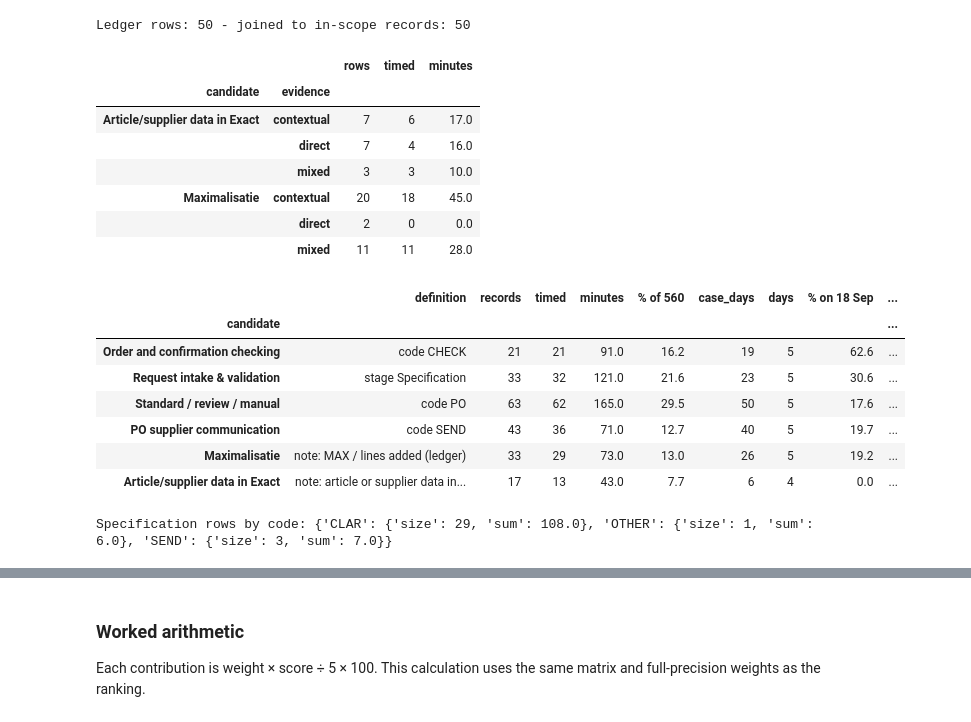
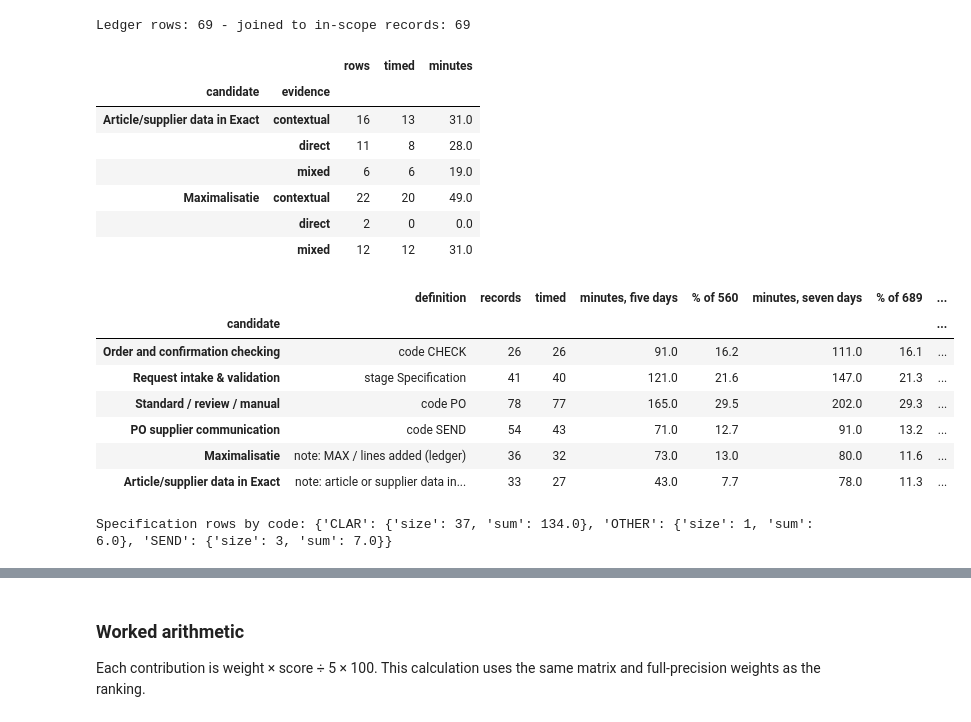
Before and after one commit to Luuuuuig/Bachelor-End-Project, a Jupyter notebook: Focal_Case_Selection_2026-10-07.ipynb, the cells around one changed output, grey strips where cells are left out. Drawn from its saved outputs; the diff is of its cells as text; code cells hidden in the pictures.

```diff
--- a/Focal_Case_Selection_2026-10-07.ipynb
+++ b/Focal_Case_Selection_2026-10-07.ipynb
@@ -47,8 +47,9 @@ import numpy as np
 import pandas as pd
 from IPython.display import display
 
-# The same input files, read the same way as in the Arno analysis (part 1): five observation CSVs, local first
-dates = ["2026-08-31", "2026-09-01", "2026-09-08", "2026-09-18", "2026-09-23"]
+# The same input files, read the same way as in the Arno analysis (parts 1 and 9): seven observation CSVs, local first
+dates = ["2026-08-31", "2026-09-01", "2026-09-08", "2026-09-18", "2026-09-23", "2026-10-14", "2026-10-16"]
+five_days = pd.to_datetime(dates[:5])          # the five days of parts 2 to 8 of the Arno analysis
 csv_files = [f"Arno_Measurement_{date}.csv" for date in dates]
 
 data_folder = Path("docs/measurement")          # when run from the repository root ...
@@ -65,17 +66,19 @@ if missing_files and "google.colab" in sys.modules:
             (data_folder / name).write_bytes(uploaded[name])
 for name in csv_files:
     if not (data_folder / name).is_file():
-        raise FileNotFoundError(f"Missing {name}. Put the five observation CSVs in {data_folder} and rerun.")
+        raise FileNotFoundError(f"Missing {name}. Put the seven observation CSVs in {data_folder} and rerun.")
 print("Input folder:", data_folder.resolve())
 
-# Input version: repository commit 29a0715 (16 October 2026); the hashes identify the exact CSVs
-input_commit = "29a0715fb4b36a2f4ff40749e3b72c9647560cbd"
+# Input version: the seven files of repository commit 8b14362 (16 October 2026); the hashes identify the exact CSVs
+input_commit = "8b14362104c549f82600542e9603f19d4fd0b8c7"
 expected_sha256 = {
     "2026-08-31": "f2a44f8f888f43b9877e1f516fc5399d942a733e0b4a9a9f449019233dc127d6",
     "2026-09-01": "29fcb23d0aca06e3a8b6d8f7ae99af67825022580dacb1071638eea351e813f4",
     "2026-09-08": "5c6db0c587479bad3cb1cefa60a78036a12acd19c110b4efe69000cf10c0174d",
     "2026-09-18": "06f5ff4c19a10ae5f7f6ef44db28b3dabd1230bf139266f402c224e14d02a278",
     "2026-09-23": "1cfc818fc51754fac2fba4253bd6e2eeee448485149814c62db176f4becaa936",
+    "2026-10-14": "3b5b5ee85a9863ae7690ad79aadf612a7e0727f01cf59acc64ed1877b191436a",
+    "2026-10-16": "6a97dc0f0db24e9ed78b04ee5703e425f78632eec811c3f5eeda15350b0e1753",
 }
 
 # Read each day; keep every field as text, so blanks and markers such as "/" and "—" stay visible
@@ -115,10 +118,15 @@ included["case_ref"] = included["date"].dt.strftime("%d %b") + " " + included["C
 in_scope = included.loc[~included["former_exc"]].copy()          # the records considered for improvement
 scope_minutes = in_scope["minutes"].sum()
 
-# Guards: the agreed frame
-assert len(observations) == 287 and len(included) == 285
-assert included["minutes"].sum() == 742 and scope_minutes == 560
-assert included.loc[included["former_exc"], "minutes"].sum() == 182
+# The five days of parts 2 to 8 of the Arno analysis, kept for the five-day figures and the ranges
+in_scope5 = in_scope.loc[in_scope["date"].isin(five_days)]
+scope5_minutes = in_scope5["minutes"].sum()
+scope_day = in_scope.groupby("date")["minutes"].sum().reindex(pd.to_datetime(dates))
+
+# Guards: the agreed frame (Arno analysis, part 9)
+assert len(observations) == 352 and len(included) == 350
+assert included["minutes"].sum() == 983 and scope_minutes == 689 and scope5_minutes == 560
+assert included.loc[included["former_exc"], "minutes"].sum() == 294
 assert not included["stage"].eq("").any()
 print("Rows read:", len(observations), "- included:", len(included), "- recorded minutes:", int(included["minutes"].sum()),
       "- in scope:", int(scope_minutes))
@@ -127,5 +135,6 @@ Rows read: 287 - included: 285 - recorded minutes: 742 - in scope: 560
 # %%
-# Note-based source rows for two candidates, copied from the 12 October review (evidence: direct / mixed / contextual)
+# Note-based source rows for two candidates (evidence: direct / mixed / contextual): the 12 October review for the first
+# five days and the two independent classifications of 16 October for 14 and 16 October, as in the Arno analysis (9.4)
 ledger_rows = []
 def add_rows(candidate, date, rows, evidence, reason):
     for row in rows:
@@ -155,54 +164,63 @@ add_rows(ART, "2026-09-01", [27, 28], "contextual", "Routing and forwarding of t
 add_rows(ART, "2026-09-08", [25], "mixed", "Exact updated after a component case; the object is unspecified")
 add_rows(ART, "2026-09-23", [54], "contextual", "Blank-note clarification after the item request")
 
+add_rows(MAX, "2026-10-14", [8], "mixed", "Combining the request with an existing PO tried within the PO interval; none available")
+add_rows(MAX, "2026-10-16", [5, 19], "contextual", "One line added to an existing PO; the search or decision is not recorded")
+add_rows(ART, "2026-10-14", [3, 5, 26, 28], "direct", "Article page or article created in Exact")
+add_rows(ART, "2026-10-14", [23, 25], "mixed", "Information to create an article missing or obtained; the clarification shares the interval")
+add_rows(ART, "2026-10-14", [11], "mixed", "Exact updated in the article case; the object is unspecified")
+add_rows(ART, "2026-10-14", [2, 4, 6, 10], "contextual", "Same article case: quotation read, colleague's update, article code passed on")
+add_rows(ART, "2026-10-14", [22, 27, 29, 30, 31], "contextual", "Blank-note request, clarification, PO or SEND rows of the article case")
+
 ledger = pd.DataFrame(ledger_rows, columns=["candidate", "date", "source_row", "evidence", "reason"])
 ledger_joined = ledger.merge(in_scope, on=["date", "source_row"], how="inner", validate="one_to_one")
 print("Ledger rows:", len(ledger), "- joined to in-scope records:", len(ledger_joined))
 ledger_joined.groupby(["candidate", "evidence"]).agg(rows=("Case", "size"), timed=("minutes", "count"), minutes=("minutes", "sum"))
 # %% [output]
-Ledger rows: 50 - joined to in-scope records: 50
+Ledger rows: 69 - joined to in-scope records: 69
 |  |  | rows | timed | minutes |
 | candidate | evidence |  |  |  |
-| Article/supplier data in Exact | contextual | 7 | 6 | 17.0 |
-|  | direct | 7 | 4 | 16.0 |
-|  | mixed | 3 | 3 | 10.0 |
-| Maximalisatie | contextual | 20 | 18 | 45.0 |
+| Article/supplier data in Exact | contextual | 16 | 13 | 31.0 |
+|  | direct | 11 | 8 | 28.0 |
+|  | mixed | 6 | 6 | 19.0 |
+| Maximalisatie | contextual | 22 | 20 | 49.0 |
 |  | direct | 2 | 0 | 0.0 |
-|  | mixed | 11 | 11 | 28.0 |
+|  | mixed | 12 | 12 | 31.0 |
 # %%
-# The candidate table on the raw definitions
+# The candidate table on the raw definitions: seven days, with the five-day figures of the Arno analysis (part 8)
 candidate_rows = {
     "Order and confirmation checking": in_scope.loc[in_scope["activity_group"].eq("CHECK")],
     "Request intake & validation": in_scope.loc[in_scope["stage"].eq("Specification")],
     "Standard / review / manual": in_scope.loc[in_scope["activity_group"].eq("PO")],
     "PO supplier communication": in_scope.loc[in_scope["activity_group"].eq("SEND")],
     MAX: ledger_joined.loc[ledger_joined["candidate"].eq(MAX)],
     ART: ledger_joined.loc[ledger_joined["candidate"].eq(ART)],
 }
 definitions = {"Order and confirmation checking": "code CHECK", "Request intake & validation": "stage Specification",
                "Standard / review / manual": "code PO", "PO supplier communication": "code SEND",
                MAX: "note: MAX / lines added (ledger)", ART: "note: article or supplier data in Exact (ledger)"}
 rows = []
 for name, frame in candidate_rows.items():
     minutes = frame["minutes"].sum()
+    minutes5 = frame.loc[frame["date"].isin(five_days), "minutes"].sum()
     by_stage = frame.groupby("stage")["minutes"].sum().sort_values(ascending=False)
-    rows.append([name, definitions[name], len(frame), frame["minutes"].count(), minutes, minutes / 560 * 100,
-                 frame["case_ref"].nunique(), frame["date"].nunique(),
-                 frame.loc[frame["date"].eq("2026-09-18"), "minutes"].sum() / minutes * 100,
+    rows.append([name, definitions[name], len(frame), frame["minutes"].count(), minutes5, minutes5 / scope5_minutes * 100,
+                 minutes, minutes / scope_minutes * 100, frame["case_ref"].nunique(), frame["date"].nunique(),
                  "; ".join(f"{stage} {m:.0f}" for stage, m in by_stage.loc[by_stage.gt(0)].items())])
-candidates = pd.DataFrame(rows, columns=["candidate", "definition", "records", "timed", "minutes", "% of 560",
-                                         "case_days", "days", "% on 18 Sep", "stage split (minutes)"]).set_index("candidate")
+candidates = pd.DataFrame(rows, columns=["candidate", "definition", "records", "timed", "minutes, five days", "% of 560",
+                                         "minutes, seven days", f"% of {scope_minutes:.0f}", "case_days", "days",
+                                         "stage split (minutes)"]).set_index("candidate")
 with pd.option_context("display.max_colwidth", 120):
     display(candidates.round(1))
 print("Specification rows by code:", candidate_rows["Request intake & validation"].groupby("activity_group")["minutes"].agg(["size", "sum"]).to_dict("index"))
 # %% [output]
-|  | definition | records | timed | minutes | % of 560 | case_days | days | % on 18 Sep | ... |
-| candidate |  |  |  |  |  |  |  |  | ... |
-| Order and confirmation checking | code CHECK | 21 | 21 | 91.0 | 16.2 | 19 | 5 | 62.6 | ... |
-| Request intake & validation | stage Specification | 33 | 32 | 121.0 | 21.6 | 23 | 5 | 30.6 | ... |
-| Standard / review / manual | code PO | 63 | 62 | 165.0 | 29.5 | 50 | 5 | 17.6 | ... |
-| PO supplier communication | code SEND | 43 | 36 | 71.0 | 12.7 | 40 | 5 | 19.7 | ... |
-| Maximalisatie | note: MAX / lines added (ledger) | 33 | 29 | 73.0 | 13.0 | 26 | 5 | 19.2 | ... |
-| Article/supplier data in Exact | note: article or supplier data in... | 17 | 13 | 43.0 | 7.7 | 6 | 4 | 0.0 | ... |
+|  | definition | records | timed | minutes, five days | % of 560 | minutes, seven days | % of 689 | ... |
+| candidate |  |  |  |  |  |  |  | ... |
+| Order and confirmation checking | code CHECK | 26 | 26 | 91.0 | 16.2 | 111.0 | 16.1 | ... |
+| Request intake & validation | stage Specification | 41 | 40 | 121.0 | 21.6 | 147.0 | 21.3 | ... |
+| Standard / review / manual | code PO | 78 | 77 | 165.0 | 29.5 | 202.0 | 29.3 | ... |
+| PO supplier communication | code SEND | 54 | 43 | 71.0 | 12.7 | 91.0 | 13.2 | ... |
+| Maximalisatie | note: MAX / lines added (ledger) | 36 | 32 | 73.0 | 13.0 | 80.0 | 11.6 | ... |
+| Article/supplier data in Exact | note: article or supplier data in... | 33 | 27 | 43.0 | 7.7 | 78.0 | 11.3 | ... |
-Specification rows by code: {'CLAR': {'size': 29, 'sum': 108.0}, 'OTHER': {'size': 1, 'sum': 6.0}, 'SEND': {'size': 3, 'sum': 7.0}}
+Specification rows by code: {'CLAR': {'size': 37, 'sum': 134.0}, 'OTHER': {'size': 1, 'sum': 6.0}, 'SEND': {'size': 3, 'sum': 7.0}}
 # %%
```
Also changed, not shown: parts of 40 cells of this notebook, 10 other files.
